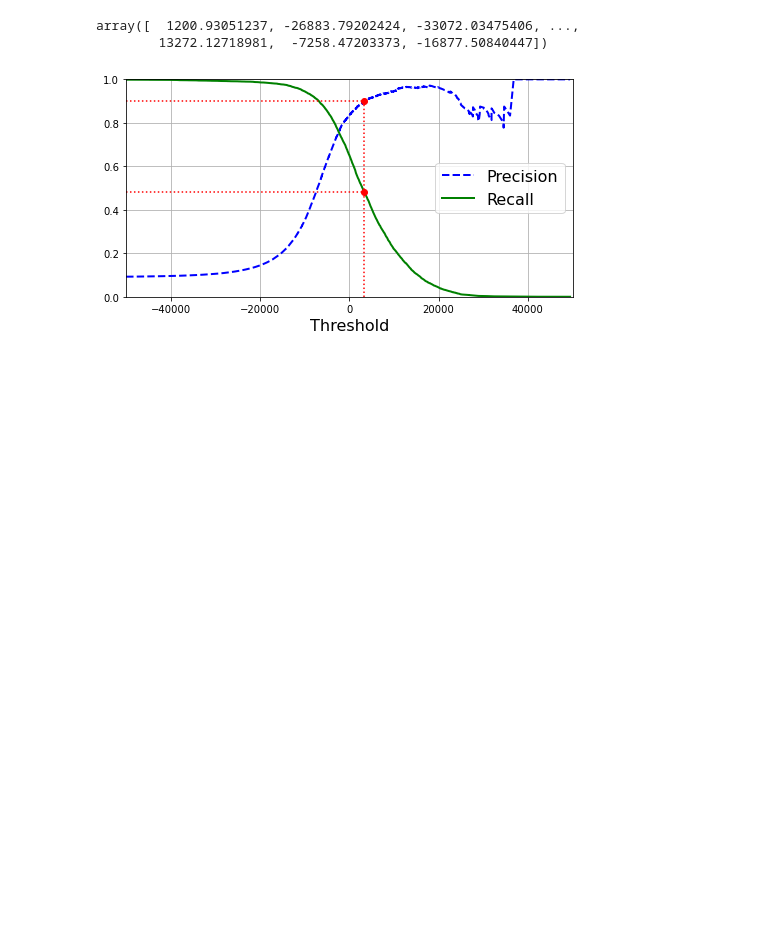
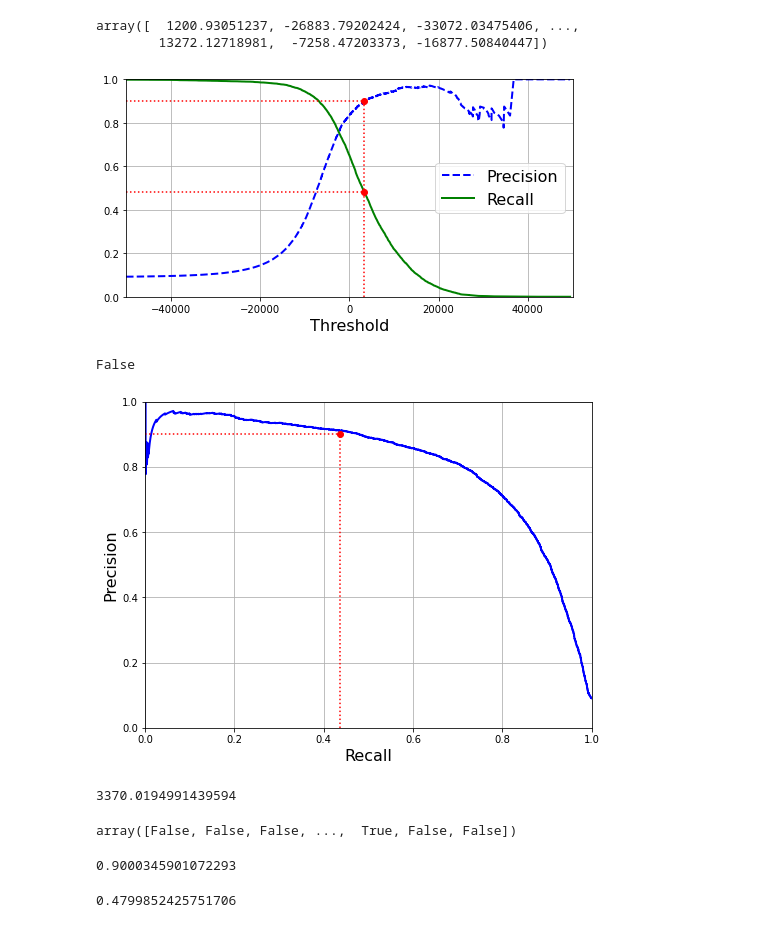
Before and after one commit to divisha-sunny/HandWritingClassification, a Jupyter notebook: code.ipynb, the cells around one changed output. Cells and saved outputs as stored; diff of their text form; code cells hidden in the pictures; blank space fills up the shorter version.

```diff
--- a/code.ipynb
+++ b/code.ipynb
@@ -241,3 +242,26 @@ plt.plot([threshold_90_precision], [recall_90_precision], "ro")
 plt.show()
 # %% [output]
 [figure]
+# %%
+(y_train_pred == (y_scores > 0)).all()
+# %% [output]
+False
+# %%
+#Another way to select a good precision/recall trade-off is to plot precision directly against recall
+
+def plot_precision_vs_recall(precisions, recalls):
+    plt.plot(recalls, precisions, "b-", linewidth=2)
+    plt.xlabel("Recall", fontsize=16)
+    plt.ylabel("Precision", fontsize=16)
+    plt.axis([0, 1, 0, 1])
+    plt.grid(True)
+
+plt.figure(figsize=(8, 6))
+plot_precision_vs_recall(precisions, recalls)
+plt.plot([0.4368, 0.4368], [0., 0.9], "r:")
+plt.plot([0.0, 0.4368], [0.9, 0.9], "r:")
+plt.plot([0.4368], [0.9], "ro")
+#save_fig("precision_vs_recall_plot")
+plt.show()
+# %% [output]
+[figure, added]
@@ -243,0 +273,4 @@ plt.show()
+# %%
+threshold_90_precision
+# %% [output]
+3370.0194991439594
@@ -243,0 +281,14 @@ plt.show()
+# %%
+y_train_pred_90
+# %% [output]
+array([False, False, False, ...,  True, False, False])
+# %%
+precision_score(y_train_5, y_train_pred_90)
+#90% precision classifier obtained
+# %% [output]
+0.9000345901072293
+# %%
+ recall_score(y_train_5, y_train_pred_90)
+ #By setting threshold, we can get any classifier you want. A high-precision classifier is not very useful if its recall is too low
+# %% [output]
+0.4799852425751706
```
Also changed, not shown: parts of 6 cells of this notebook.
